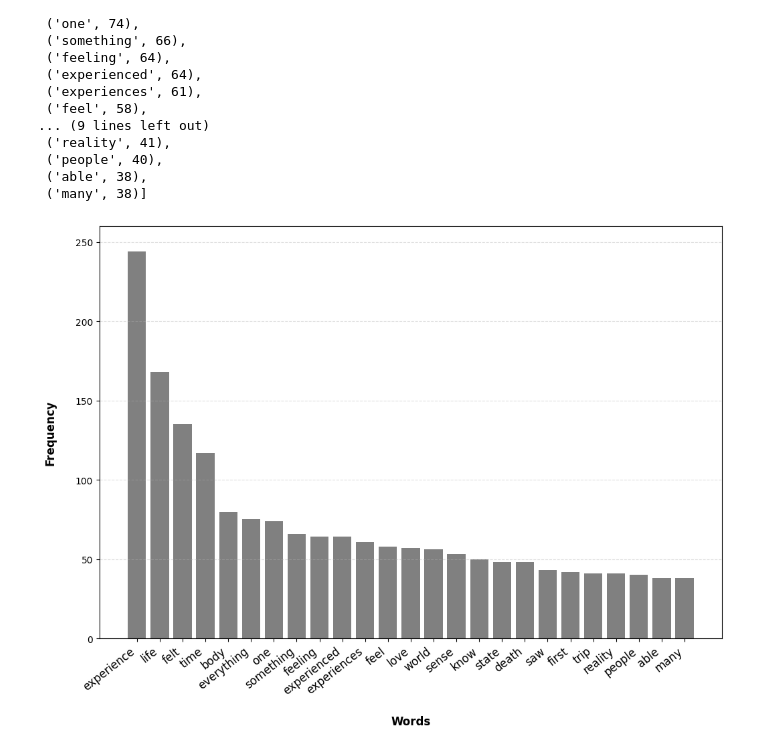
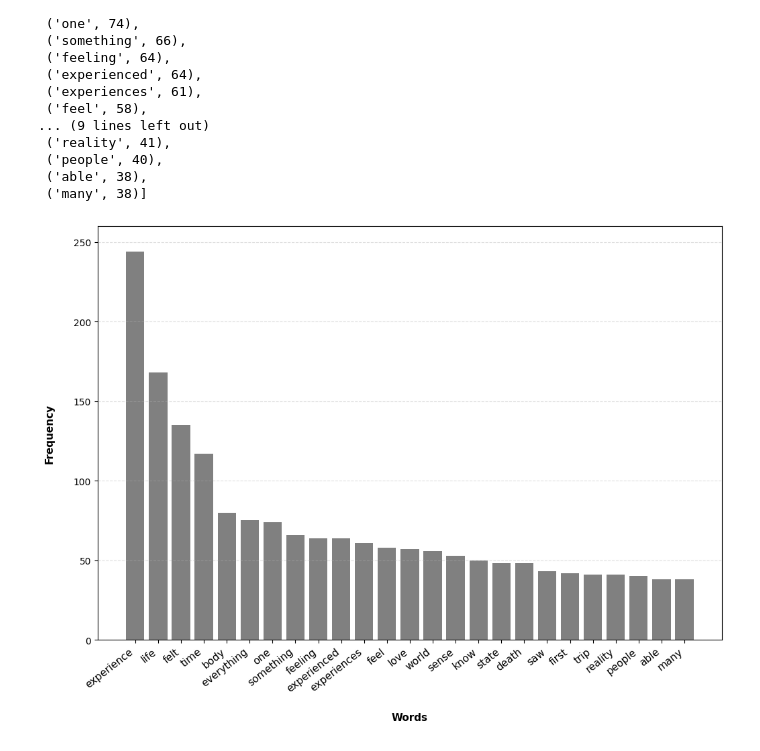
Before and after one commit to michal-owsiak/swps-university-research-part-II, a Jupyter notebook: linguistic_analysis.ipynb, the cells around one changed output. Drawn from its saved outputs; the diff is of its cells as text; code cells hidden in the pictures.

Commit message:
frequency plot adjustments

```diff
--- a/linguistic_analysis.ipynb
+++ b/linguistic_analysis.ipynb
@@ -229,13 +229,13 @@ top_25_words
 # %%
 words, frequencies = zip(*top_25_words)
 
 plt.figure(figsize=(12, 8))
 plt.bar(words, frequencies, color="grey")
-plt.xlabel("Words", fontweight="bold", fontsize="12", labelpad=20)
-plt.ylabel("Frequency", fontweight="bold", fontsize="12", labelpad=20)
-plt.xticks(rotation=38, ha="right", fontsize="12")
+plt.xlabel("Words", fontweight="bold", fontsize="11", labelpad=20)
+plt.ylabel("Frequency", fontweight="bold", fontsize="11", labelpad=20)
+plt.xticks(rotation=38, ha="right", fontsize="11")
 plt.grid(axis="y", linestyle="--", alpha=0.4)
 plt.ylim(0, 260)
 plt.show()
 # %% [output]
-[figure, old version]
+[figure, new version]
```
Also changed, not shown: parts of 3 cells of this notebook.
